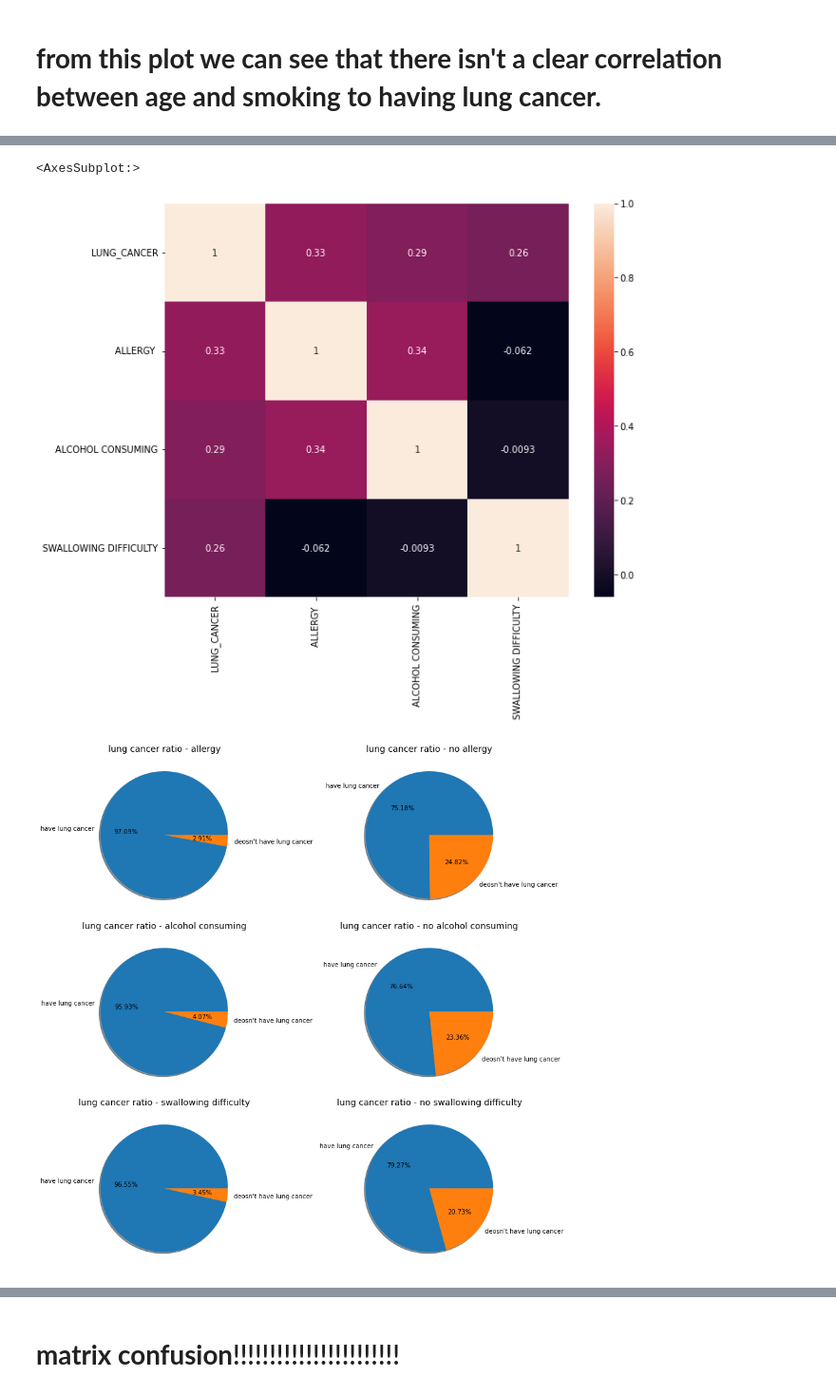
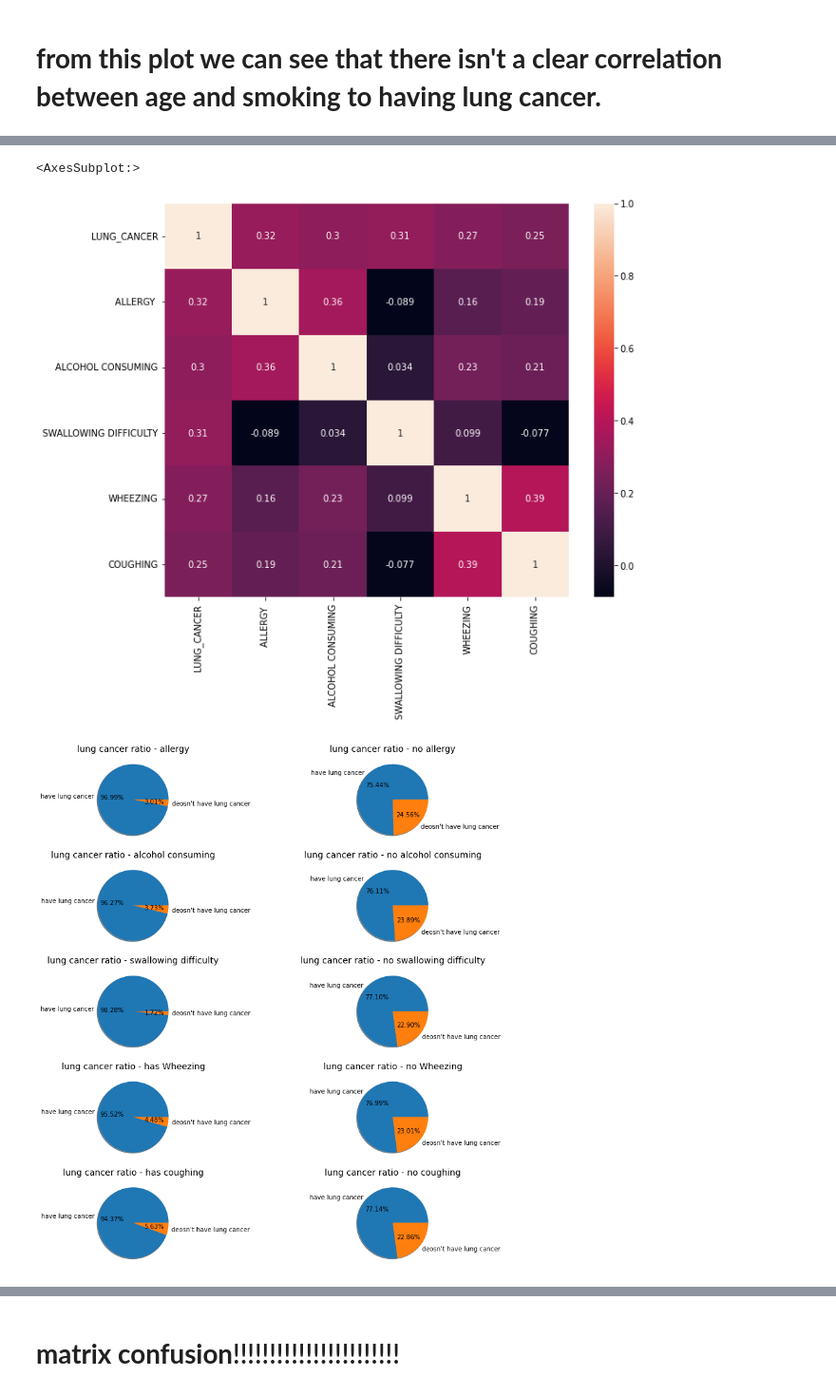
Before and after one commit to GitlerIsrael/Lung-cancer-model, a Jupyter notebook: Lung cancer AI project.ipynb, the cells around one changed output, grey strips where cells are left out. Shown at 95% size. Drawn from its saved outputs; the diff is of its cells as text; code cells hidden in the pictures.

```diff
--- a/Lung cancer AI project.ipynb
+++ b/Lung cancer AI project.ipynb
@@ -14,7 +20,7 @@ from imblearn.over_sampling import SMOTE
 # %% [markdown]
 # Loading up the data
 # %%
-data = pd.read_csv("c:/Users/Israel Gitler/Desktop/survey lung cancer.csv")
+data = pd.read_csv("C:/Users/Mali/Downloads/survey lung cancer.csv")
 data.head()
 # %% [output]
 |  | GENDER | AGE | SMOKING | YELLOW_FINGERS | ANXIETY | PEER_PRESSURE | CHRONIC DISEASE | FATIGUE | ALLERGY | ... |
@@ -137,0 +146,7 @@ data
+# %%
+# X data
+X = data.drop("LUNG_CANCER", axis = 1)
+# %%
+# y data
+y = data["LUNG_CANCER"]
+y.head()
@@ -138,2 +182,5 @@ data
 # %% [markdown]
 # lets look if the data is balanced
+# %%
+train_set=pd.concat((x_train,y_train),axis=1)
+train_set
@@ -310,45 +377,64 @@ Name: LUNG_CANCER, dtype: float64
 # %%
 fig, ax = plt.subplots(figsize=(10,8))
-sns.heatmap(data[['LUNG_CANCER', 'ALLERGY ', 'ALCOHOL CONSUMING', 'SWALLOWING DIFFICULTY']].corr(),annot=True)
+sns.heatmap(train_set[['LUNG_CANCER', 'ALLERGY ', 'ALCOHOL CONSUMING', 'SWALLOWING DIFFICULTY','WHEEZING','COUGHING']].corr(),annot=True)
 # %% [output]
 <AxesSubplot:>
-[figure, old version]
+[figure, new version]
 # %%
-fig, ax = plt.subplots(3,2, figsize = (12,12))
-((ax1, ax2), (ax3, ax4), (ax5,ax6)) = ax
+fig, ax = plt.subplots(5,2, figsize = (12,12))
+((ax1, ax2), (ax3, ax4), (ax5,ax6), (ax7, ax8), (ax9,ax10)) = ax
 
 labels = ["have lung cancer", "deosn't have lung cancer"]
-values = data[data['ALLERGY ']==2]['LUNG_CANCER'].value_counts().tolist()
+values = train_set[train_set['ALLERGY ']==2]['LUNG_CANCER'].value_counts().tolist()
 ax1.pie(x=values, labels=labels, autopct="%1.2f%%", shadow=True)
 ax1.set_title("lung cancer ratio - allergy", fontdict={'fontsize': 14})
 
 labels = ["have lung cancer", "deosn't have lung cancer"]
-values = data[data['ALLERGY ']==1]['LUNG_CANCER'].value_counts().tolist()
+values = train_set[train_set['ALLERGY ']==1]['LUNG_CANCER'].value_counts().tolist()
 ax2.pie(x=values, labels=labels, autopct="%1.2f%%", shadow=True)
 ax2.set_title("lung cancer ratio - no allergy", fontdict={'fontsize': 14})
 
 labels = ["have lung cancer", "deosn't have lung cancer"]
-values = data[data['ALCOHOL CONSUMING']==2]['LUNG_CANCER'].value_counts().tolist()
+values = train_set[train_set['ALCOHOL CONSUMING']==2]['LUNG_CANCER'].value_counts().tolist()
 ax3.pie(x=values, labels=labels, autopct="%1.2f%%", shadow=True)
 ax3.set_title("lung cancer ratio - alcohol consuming", fontdict={'fontsize': 14})
 
 labels = ["have lung cancer", "deosn't have lung cancer"]
-values = data[data['ALCOHOL CONSUMING']==1]['LUNG_CANCER'].value_counts().tolist()
+values = train_set[train_set['ALCOHOL CONSUMING']==1]['LUNG_CANCER'].value_counts().tolist()
 ax4.pie(x=values, labels=labels, autopct="%1.2f%%", shadow=True)
 ax4.set_title("lung cancer ratio - no alcohol consuming", fontdict={'fontsize': 14})
 
 labels = ["have lung cancer", "deosn't have lung cancer"]
-values = data[data['SWALLOWING DIFFICULTY']==2]['LUNG_CANCER'].value_counts().tolist()
+values = train_set[train_set['SWALLOWING DIFFICULTY']==2]['LUNG_CANCER'].value_counts().tolist()
 ax5.pie(x=values, labels=labels, autopct="%1.2f%%", shadow=True)
 ax5.set_title("lung cancer ratio - swallowing difficulty", fontdict={'fontsize': 14})
 
 labels = ["have lung cancer", "deosn't have lung cancer"]
-values = data[data['SWALLOWING DIFFICULTY']==1]['LUNG_CANCER'].value_counts().tolist()
+values = train_set[train_set['SWALLOWING DIFFICULTY']==1]['LUNG_CANCER'].value_counts().tolist()
 ax6.pie(x=values, labels=labels, autopct="%1.2f%%", shadow=True)
 ax6.set_title("lung cancer ratio - no swallowing difficulty", fontdict={'fontsize': 14})
 
+labels = ["have lung cancer", "deosn't have lung cancer"]
+values = train_set[train_set['WHEEZING']==2]['LUNG_CANCER'].value_counts().tolist()
+ax7.pie(x=values, labels=labels, autopct="%1.2f%%", shadow=True)
+ax7.set_title("lung cancer ratio - has Wheezing", fontdict={'fontsize': 14})
+
+labels = ["have lung cancer", "deosn't have lung cancer"]
+values = train_set[train_set['WHEEZING']==1]['LUNG_CANCER'].value_counts().tolist()
+ax8.pie(x=values, labels=labels, autopct="%1.2f%%", shadow=True)
+ax8.set_title("lung cancer ratio - no Wheezing", fontdict={'fontsize': 14})
+
+labels = ["have lung cancer", "deosn't have lung cancer"]
+values = train_set[train_set['COUGHING']==2]['LUNG_CANCER'].value_counts().tolist()
+ax9.pie(x=values, labels=labels, autopct="%1.2f%%", shadow=True)
+ax9.set_title("lung cancer ratio - has coughing", fontdict={'fontsize': 14})
+
+labels = ["have lung cancer", "deosn't have lung cancer"]
+values = train_set[train_set['COUGHING']==1]['LUNG_CANCER'].value_counts().tolist()
+ax10.pie(x=values, labels=labels, autopct="%1.2f%%", shadow=True)
+ax10.set_title("lung cancer ratio - no coughing", fontdict={'fontsize': 14})
 
 plt.tight_layout()
 plt.show()
 # %% [output]
-[figure, old version]
+[figure, new version]
```
Also changed, not shown: parts of 32 cells of this notebook.
